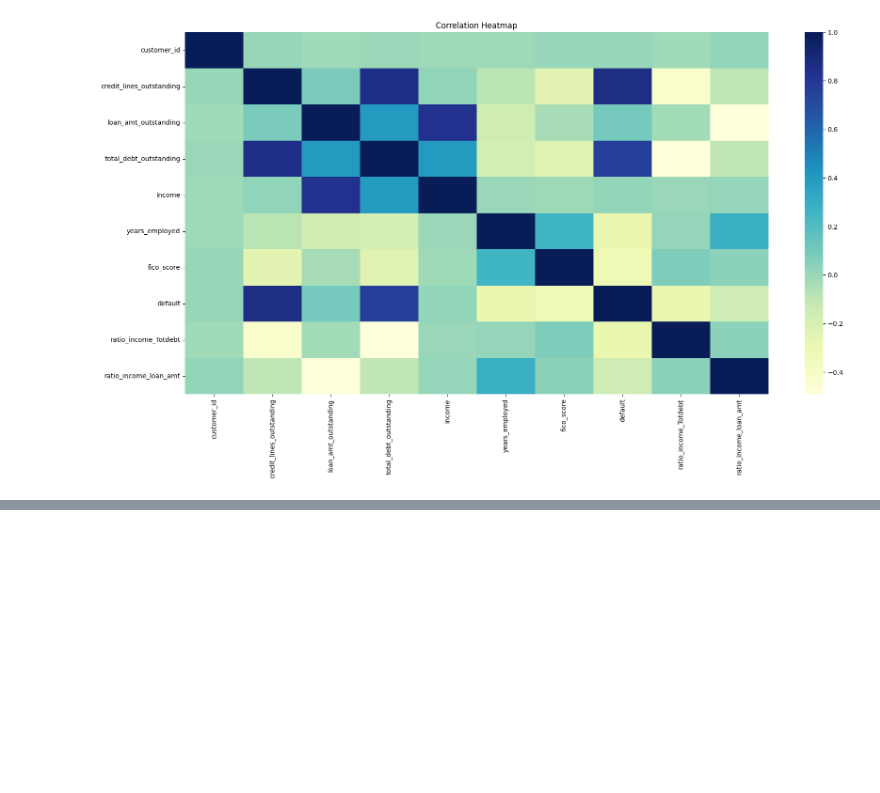
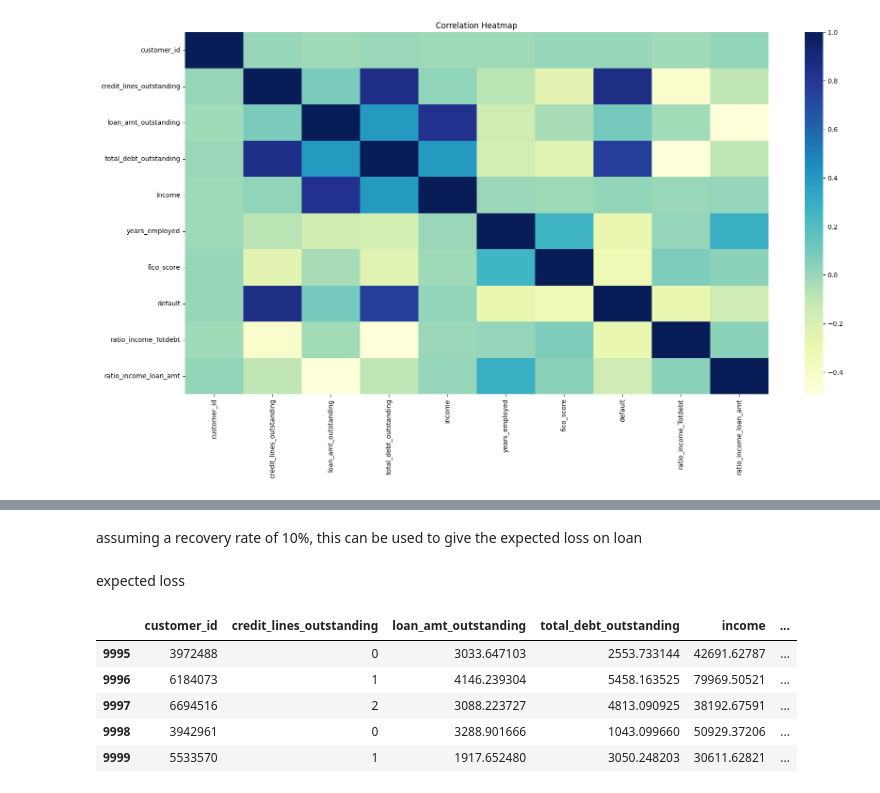
Before and after one commit to urvihp1001/JPMorganQuant, a Jupyter notebook: JPMC3.ipynb, the cells around one changed output, grey strips where cells are left out. Drawn from its saved outputs; the diff is of its cells as text; code cells hidden in the pictures; blank space fills up the shorter version.

```diff
--- a/JPMC3.ipynb
+++ b/JPMC3.ipynb
@@ -257,0 +447,2 @@ plt.show()
+# %% [markdown]
+assuming a recovery rate of 10%, this can be used to give the expected loss on loan
@@ -257,0 +453,2 @@ plt.show()
+# %% [markdown]
+expected loss
@@ -257,0 +457,9 @@ plt.show()
+# %%
+Loans_df.tail()
+# %% [output]
+|  | customer_id | credit_lines_outstanding | loan_amt_outstanding | total_debt_outstanding | income | ... |
+| 9995 | 3972488 | 0 | 3033.647103 | 2553.733144 | 42691.62787 | ... |
+| 9996 | 6184073 | 1 | 4146.239304 | 5458.163525 | 79969.50521 | ... |
+| 9997 | 6694516 | 2 | 3088.223727 | 4813.090925 | 38192.67591 | ... |
+| 9998 | 3942961 | 0 | 3288.901666 | 1043.099660 | 50929.37206 | ... |
+| 9999 | 5533570 | 1 | 1917.652480 | 3050.248203 | 30611.62821 | ... |
```
Also changed, not shown: parts of 29 cells of this notebook.
